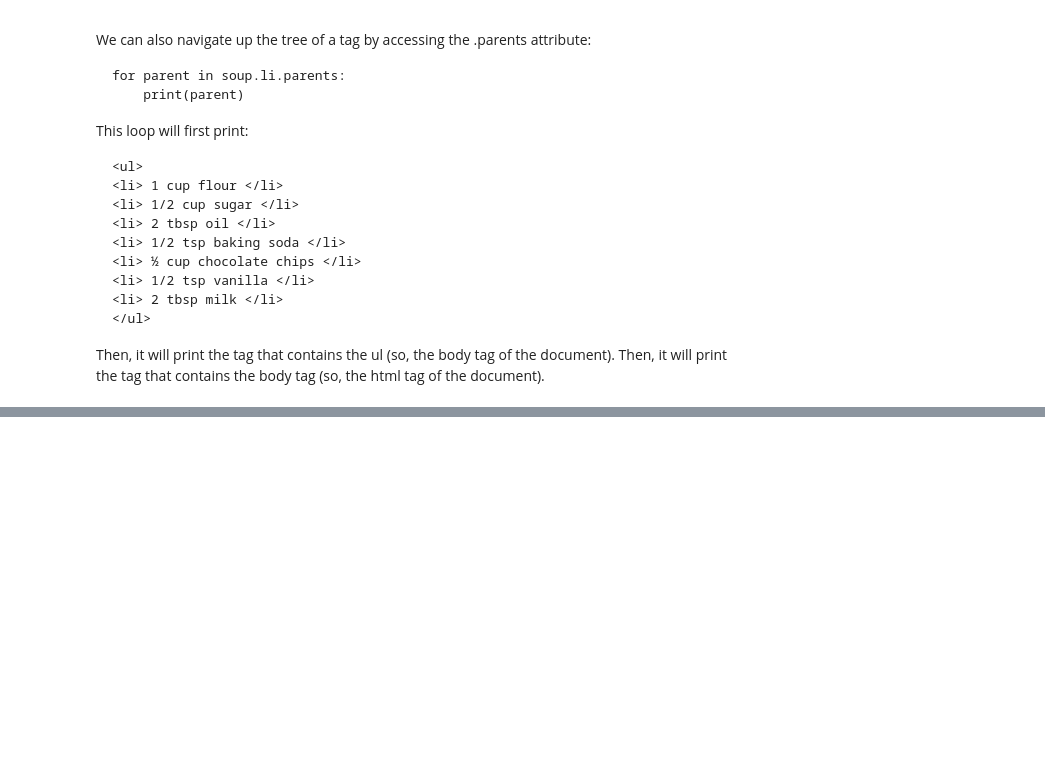
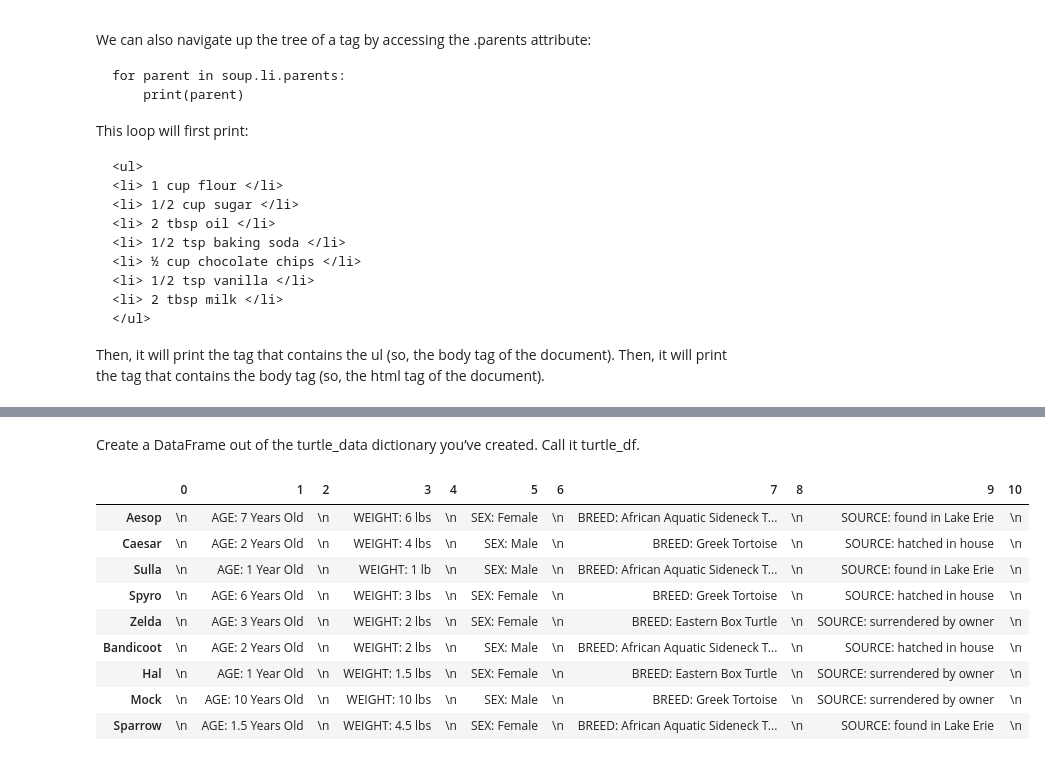
Before and after one commit to megajoules8/web_scraping_in_python, a Jupyter notebook: web_scraping_in_python_notes.ipynb, the cells around one changed output, grey strips where cells are left out. Cells and saved outputs as stored; diff of their text form; code cells hidden in the pictures; blank space fills up the shorter version.

```diff
--- a/web_scraping_in_python_notes.ipynb
+++ b/web_scraping_in_python_notes.ipynb
@@ -256,0 +579,46 @@ Then, it will print the tag that contains the ul (so, the body tag of the docume
+# %% [markdown]
+Create a DataFrame out of the turtle_data dictionary you’ve created. Call it turtle_df.
+# %%
+import requests
+from bs4 import BeautifulSoup
+import pandas as pd
+
+prefix = "https://content.codecademy.com/courses/beautifulsoup/"
+webpage_response = requests.get('https://content.codecademy.com/courses/beautifulsoup/shellter.html')
+
+webpage = webpage_response.content
+soup = BeautifulSoup(webpage, "html.parser")
+
+turtle_links = soup.find_all("a")
+links = []
+#go through all of the a tags and get the links associated with them"
+for a in turtle_links:
+  links.append(prefix+a["href"])
+
+#Define turtle_data:
+turtle_data = {}
+
+#follow each link:
+for link in links:
+  webpage = requests.get(link)
+  turtle = BeautifulSoup(webpage.content, "html.parser")
+  turtle_name = turtle.select(".name")[0].get_text()
+
+  stats = turtle.find("ul")
+  stats_text = stats.get_text("|")
+  turtle_data[turtle_name] = stats_text.split("|")
+
+turtle_df = pd.DataFrame.from_dict(turtle_data, orient='index')
+# %%
+turtle_df
+# %% [output]
+|  | 0 | 1 | 2 | 3 | 4 | 5 | 6 | 7 | 8 | 9 | 10 |
+| Aesop | \n | AGE: 7 Years Old | \n | WEIGHT: 6 lbs | \n | SEX: Female | \n | BREED: African Aquatic Sideneck T... | \n | SOURCE: found in Lake Erie | \n |
+| Caesar | \n | AGE: 2 Years Old | \n | WEIGHT: 4 lbs | \n | SEX: Male | \n | BREED: Greek Tortoise | \n | SOURCE: hatched in house | \n |
+| Sulla | \n | AGE: 1 Year Old | \n | WEIGHT: 1 lb | \n | SEX: Male | \n | BREED: African Aquatic Sideneck T... | \n | SOURCE: found in Lake Erie | \n |
+| Spyro | \n | AGE: 6 Years Old | \n | WEIGHT: 3 lbs | \n | SEX: Female | \n | BREED: Greek Tortoise | \n | SOURCE: hatched in house | \n |
+| Zelda | \n | AGE: 3 Years Old | \n | WEIGHT: 2 lbs | \n | SEX: Female | \n | BREED: Eastern Box Turtle | \n | SOURCE: surrendered by owner | \n |
+| Bandicoot | \n | AGE: 2 Years Old | \n | WEIGHT: 2 lbs | \n | SEX: Male | \n | BREED: African Aquatic Sideneck T... | \n | SOURCE: hatched in house | \n |
+| Hal | \n | AGE: 1 Year Old | \n | WEIGHT: 1.5 lbs | \n | SEX: Female | \n | BREED: Eastern Box Turtle | \n | SOURCE: surrendered by owner | \n |
+| Mock | \n | AGE: 10 Years Old | \n | WEIGHT: 10 lbs | \n | SEX: Male | \n | BREED: Greek Tortoise | \n | SOURCE: surrendered by owner | \n |
+| Sparrow | \n | AGE: 1.5 Years Old | \n | WEIGHT: 4.5 lbs | \n | SEX: Female | \n | BREED: African Aquatic Sideneck T... | \n | SOURCE: found in Lake Erie | \n |
```
Also changed, not shown: parts of 17 cells of this notebook.
